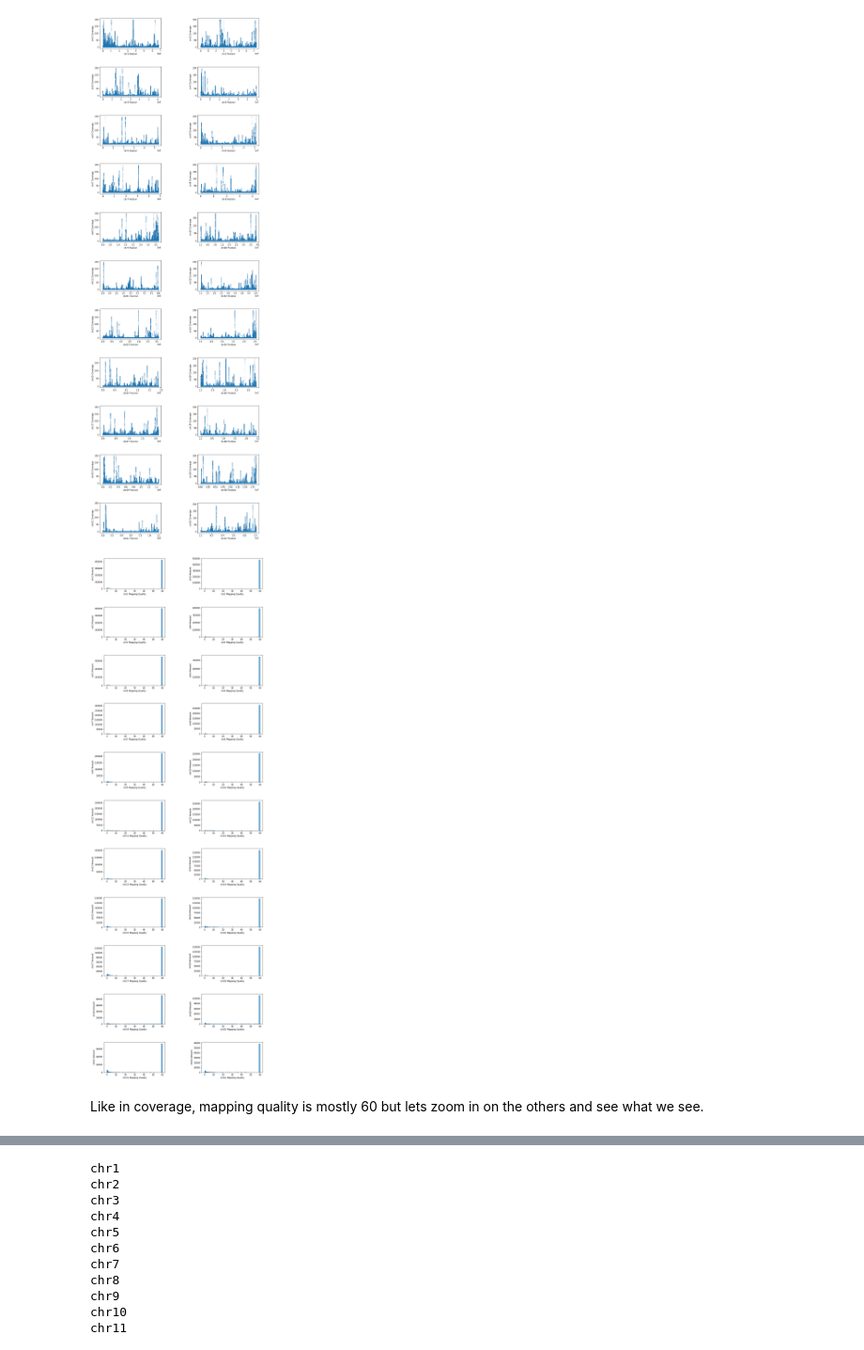
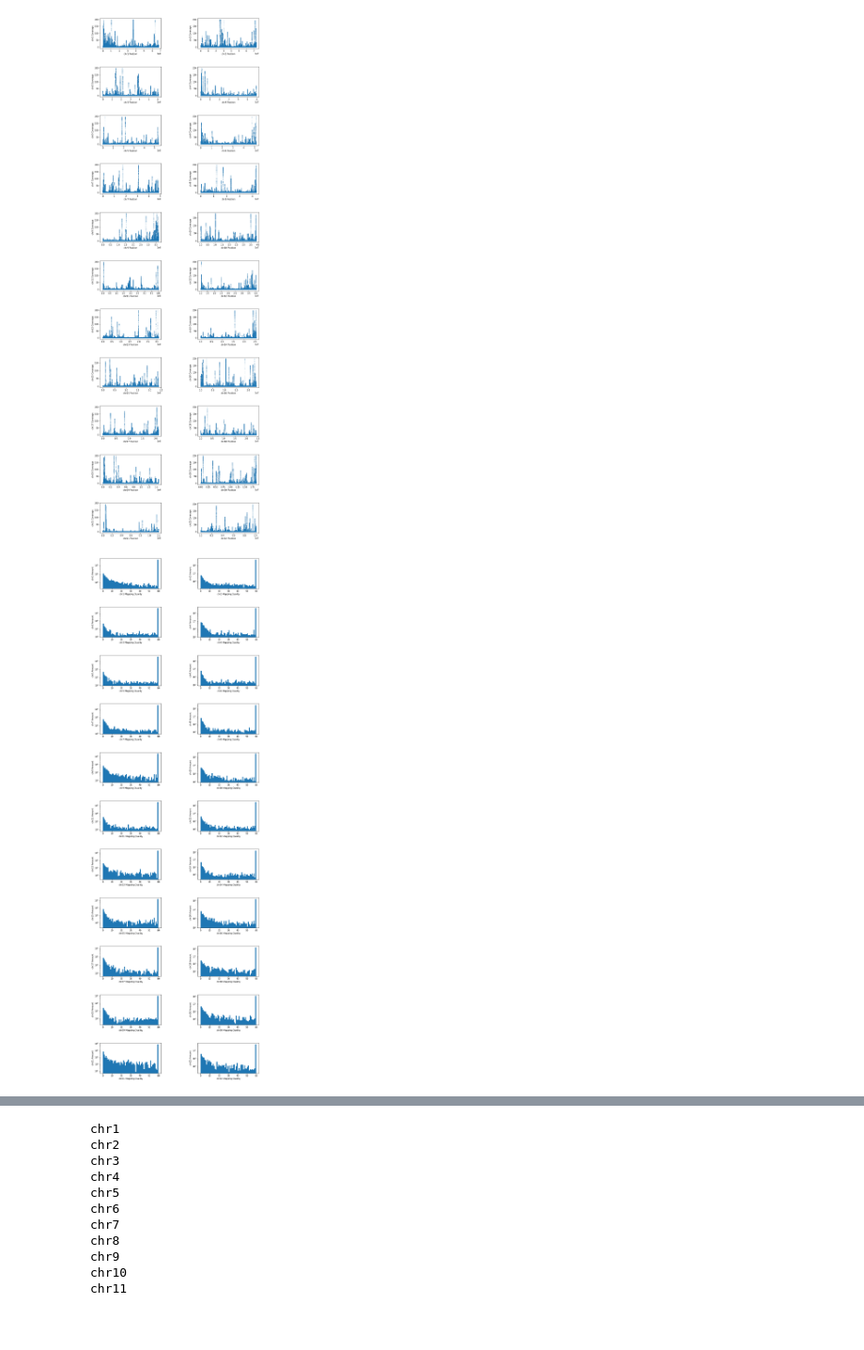
Before and after one commit to madelinehawkins/Research, a Jupyter notebook: Plotting/BAM_1/BAM_1_Plotting.ipynb, the cells around one changed output, grey strips where cells are left out. Shown at 94% size. Drawn from its saved outputs; the diff is of its cells as text; code cells hidden in the pictures; blank space fills up the shorter version.

```diff
--- a/Plotting/BAM_1/plotting.ipynb
+++ b/Plotting/BAM_1/BAM_1_Plotting.ipynb
@@ -99,8 +102,10 @@ for i in range(0, 22):
     if i % 2 == 0:
         l_side += 1
     axs[l_side, r_side].hist(coverage[i], bins=200)
+    axs[l_side, r_side].set_yscale('log')
     axs[l_side, r_side].set_xlabel('chr' + str(i + 1) + ' Coverage')
     axs[l_side, r_side].set_ylabel('chr' + str(i + 1) + ' Amount')
+    print ('\r', 'chr', i + 1, end='')
 
 plt.show()
 # %% [output]
@@ -111,17 +113,0 @@ In the cell above we have seen that most of the coverage is at one but let's zoo
-# %%
-fig, axs = plt.subplots(11,2,figsize=(15, 45))
-fig.subplots_adjust(left=0.2, wspace=0.6, hspace=0.6)
-# Set it to -1 to make code a little cleaner.
-l_side = -1
-for i in range(0, 22):
-    # Some math to set up where to position the plots
-    r_side = i % 2
-    if i % 2 == 0:
-        l_side += 1
-    axs[l_side, r_side].hist(coverage[i], bins=200)
-    axs[l_side, r_side].set_xlabel('chr' + str(i + 1) + ' Coverage')
-    axs[l_side, r_side].set_ylabel('chr' + str(i + 1) + ' Amount')
-    axs[l_side, r_side].set_xlim(0, 100)
-    axs[l_side, r_side].set_ylim(0, 60000)
-
-plt.show()
@@ -163,26 +147,18 @@ plt.show()
 # %%
 fig, axs = plt.subplots(11,2,figsize=(15, 45))
 fig.subplots_adjust(left=0.2, wspace=0.6, hspace=0.6)
 # Set it to -1 to make code a little cleaner.
 l_side = -1
 for i in range(0, 22):
     # Some math to set up where to position the plots
     r_side = i % 2
     if i % 2 == 0:
         l_side += 1
     axs[l_side, r_side].hist(mapping_quality[i], bins=60)
+    axs[l_side, r_side].set_yscale('log')
     axs[l_side, r_side].set_xlabel('chr' + str(i + 1) + ' Mapping Quality')
     axs[l_side, r_side].set_ylabel('chr' + str(i + 1) + ' Amount')
 
 plt.show()
-
-
-
-# plt.hist(mapping_quality, bins=60)
-# plt.xlabel('Mapping Quality')
-# plt.ylabel('Amount')
-# plt.show()
 # %% [output]
-[figure, old version]
+[figure, new version]
-# %% [markdown]
-Like in coverage, mapping quality is mostly 60 but lets zoom in on the others and see what we see.
```
Also changed, not shown: parts of 6 cells of this notebook.
